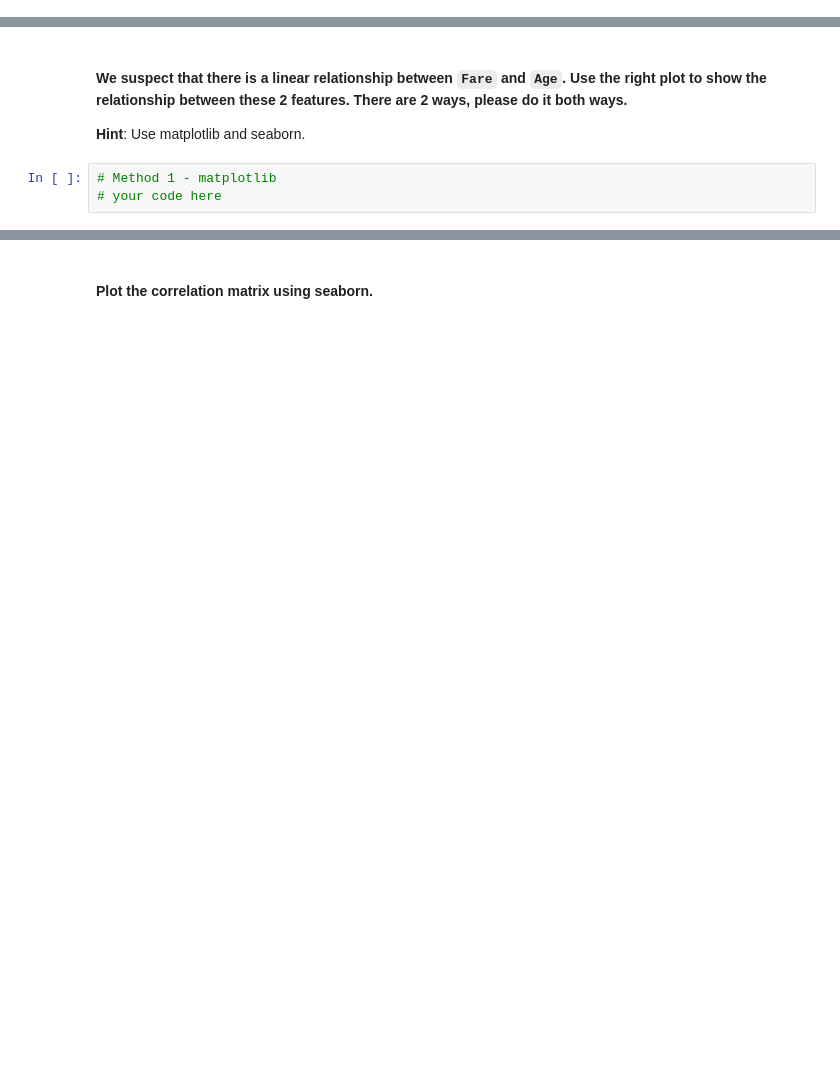
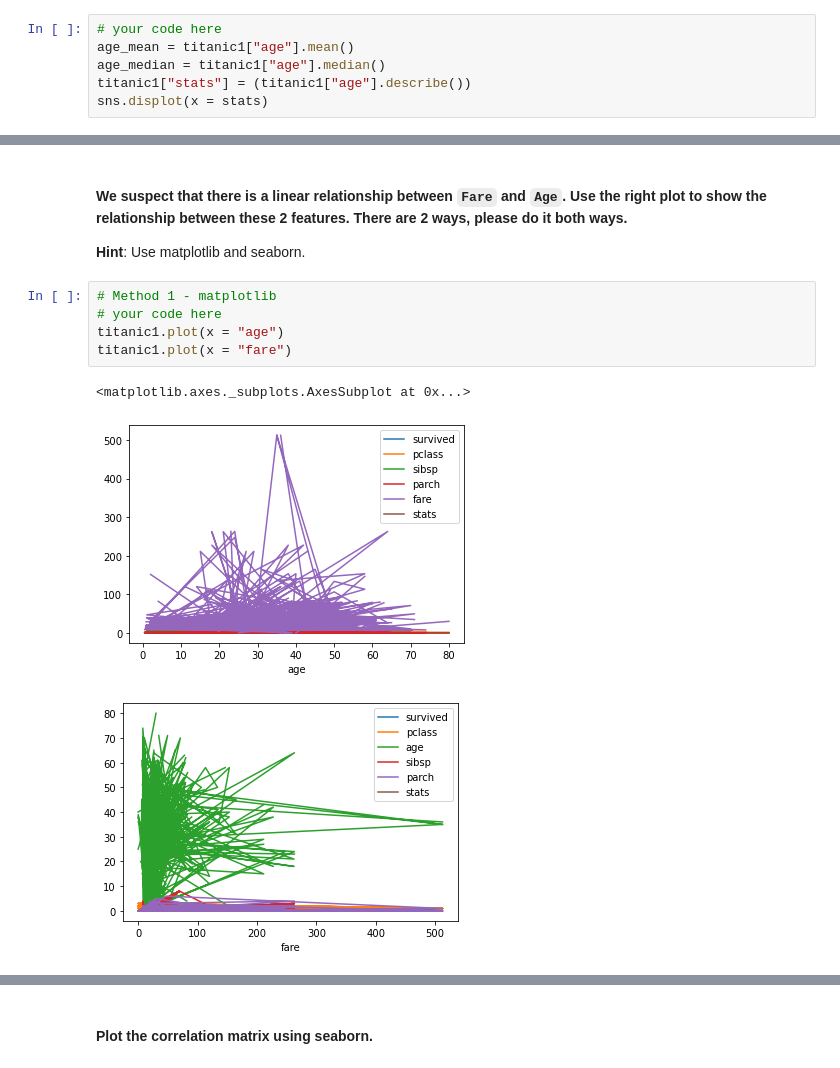
Before and after one commit to Pabloaliaga1995/dataptmad1121_labs, a Jupyter notebook: module-2/matplotlib-seaborn/your-code/main.ipynb, the cells around one changed output, grey strips where cells are left out. Cells and saved outputs as stored; diff of their text form; blank space fills up the shorter version.

Commit message:
lab matplotlib-seaborn finished

```diff
--- a/module-2/matplotlib-seaborn/your-code/main.ipynb
+++ b/module-2/matplotlib-seaborn/your-code/main.ipynb
@@ -295,0 +315,6 @@ your comments here
+# %%
+# your code here
+age_mean = titanic1["age"].mean()
+age_median = titanic1["age"].median()
+titanic1["stats"] = (titanic1["age"].describe())
+sns.displot(x = stats)
@@ -315,6 +360,12 @@ your comments here
 # %%
 # Method 1 - matplotlib
 # your code here
+titanic1.plot(x = "age")
+titanic1.plot(x = "fare")
+# %% [output]
+<matplotlib.axes._subplots.AxesSubplot at 0x...>
+[figure, added]
+[figure, added]
 # %%
 # Method 2 - seaborn
 # your code here
```
Also changed, not shown: parts of 19 cells of this notebook.
